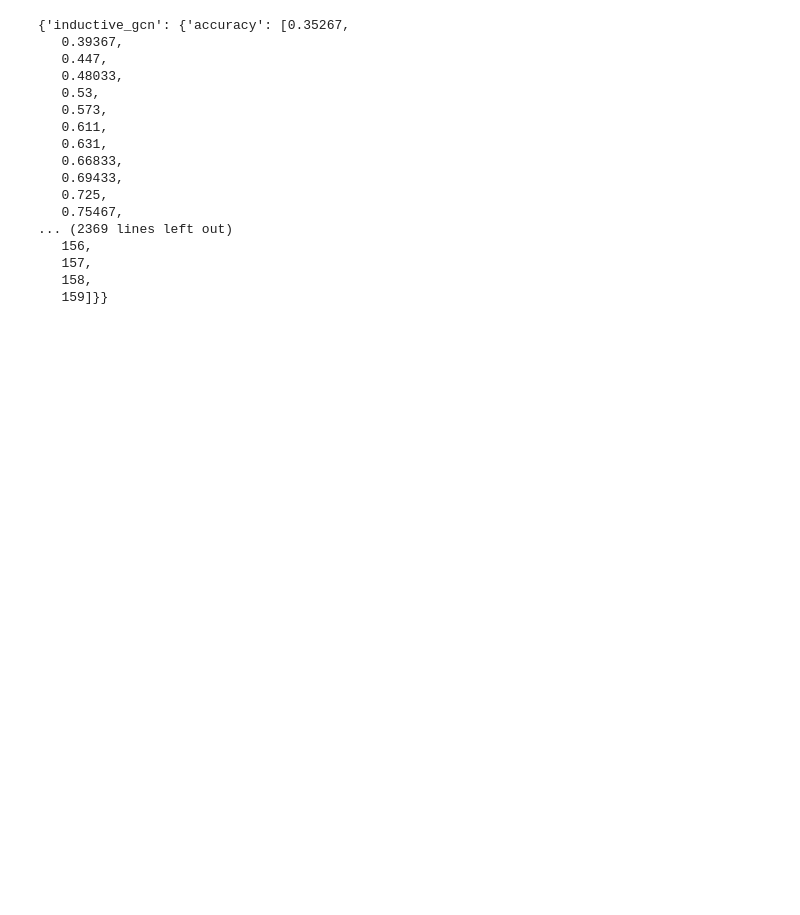
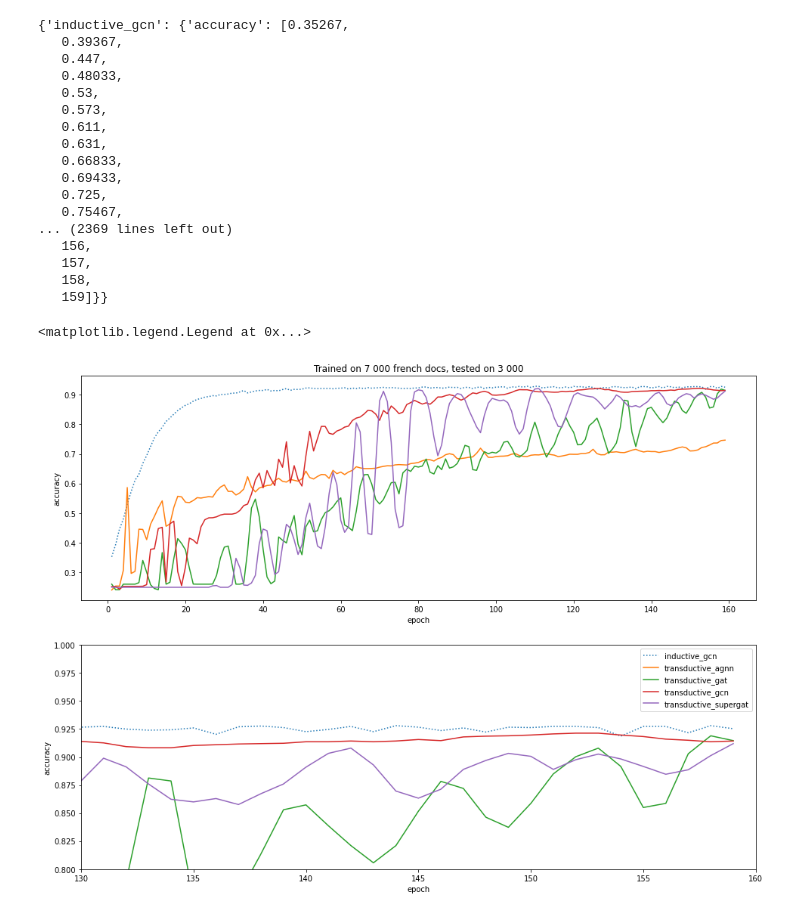
Before and after one commit to Linkerbrain/GNN-document-classification, a Jupyter notebook: results/FirstNightVis.ipynb, the cells around one changed output. Drawn from its saved outputs; the diff is of its cells as text; code cells hidden in the pictures; blank space fills up the shorter version.

```diff
--- a/results/FirstNightVis.ipynb
+++ b/results/FirstNightVis.ipynb
@@ -41,3 +41,29 @@ data
    157,
    158,
    159]}}
+# %%
+fig, (ax, ax2) = plt.subplots(2, 1, figsize=(16, 12))
+
+ax.set_xlabel("epoch")
+ax.set_ylabel("accuracy")
+
+ax2.set_xlabel("epoch")
+ax2.set_ylabel("accuracy")
+
+ax.set_title("Trained on 7 000 french docs, tested on 3 000")
+
+for name, results in data.items():
+    if name.split("_")[0] == "inductive":
+        ls = ":"
+    else:
+        ls = "-"
+    ax.plot(results["epoch"], results["accuracy"], label=name, ls=ls)
+    ax2.plot(results["epoch"], results["accuracy"], label=name, ls=ls)
+
+ax2.set_ylim(0.8, 1)
+ax2.set_xlim(130, 160)
+
+plt.legend()
+# %% [output]
+<matplotlib.legend.Legend at 0x...>
+[figure, added]
```
Also changed, not shown: parts of 3 cells of this notebook, 10 other files.
